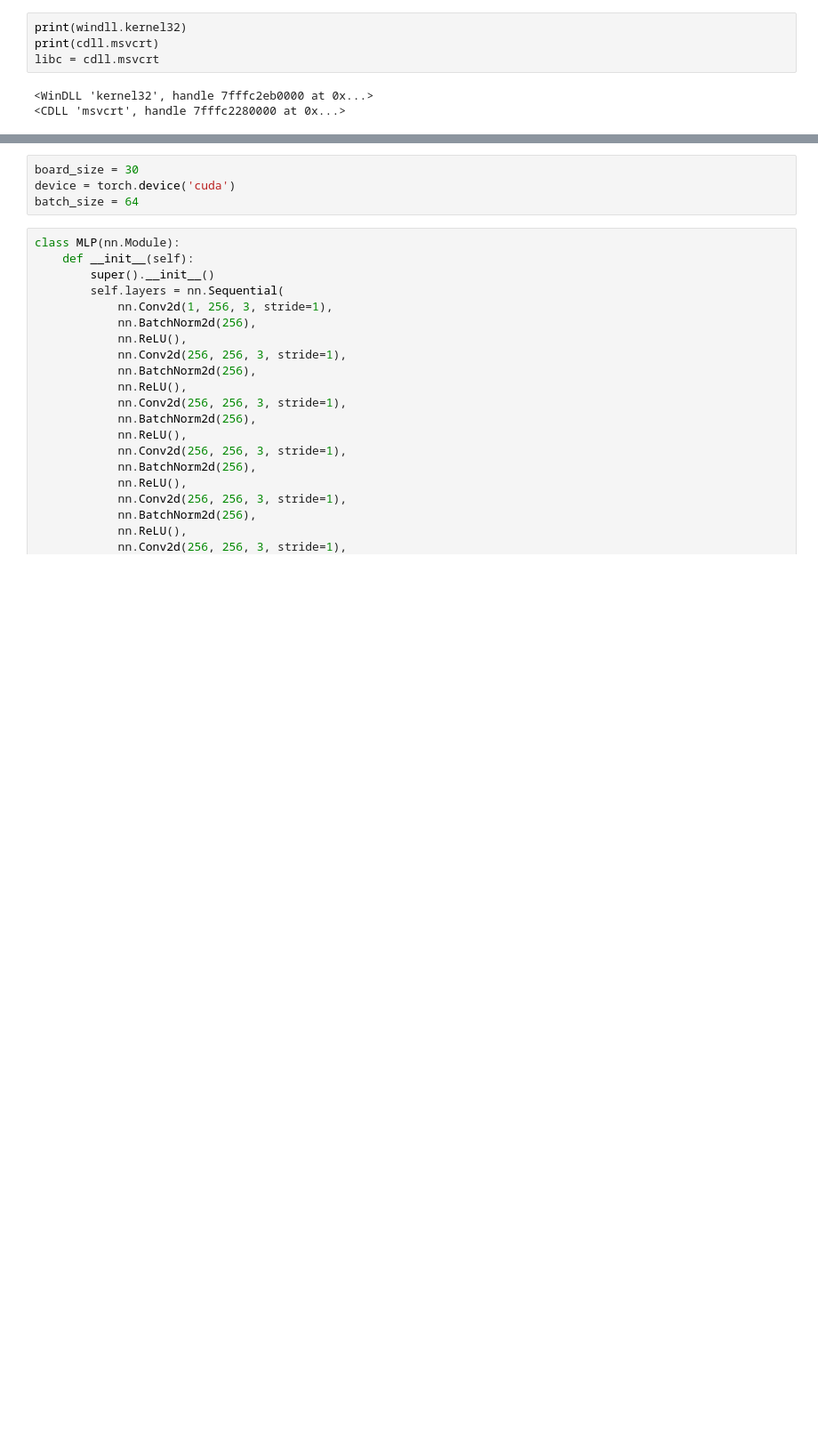
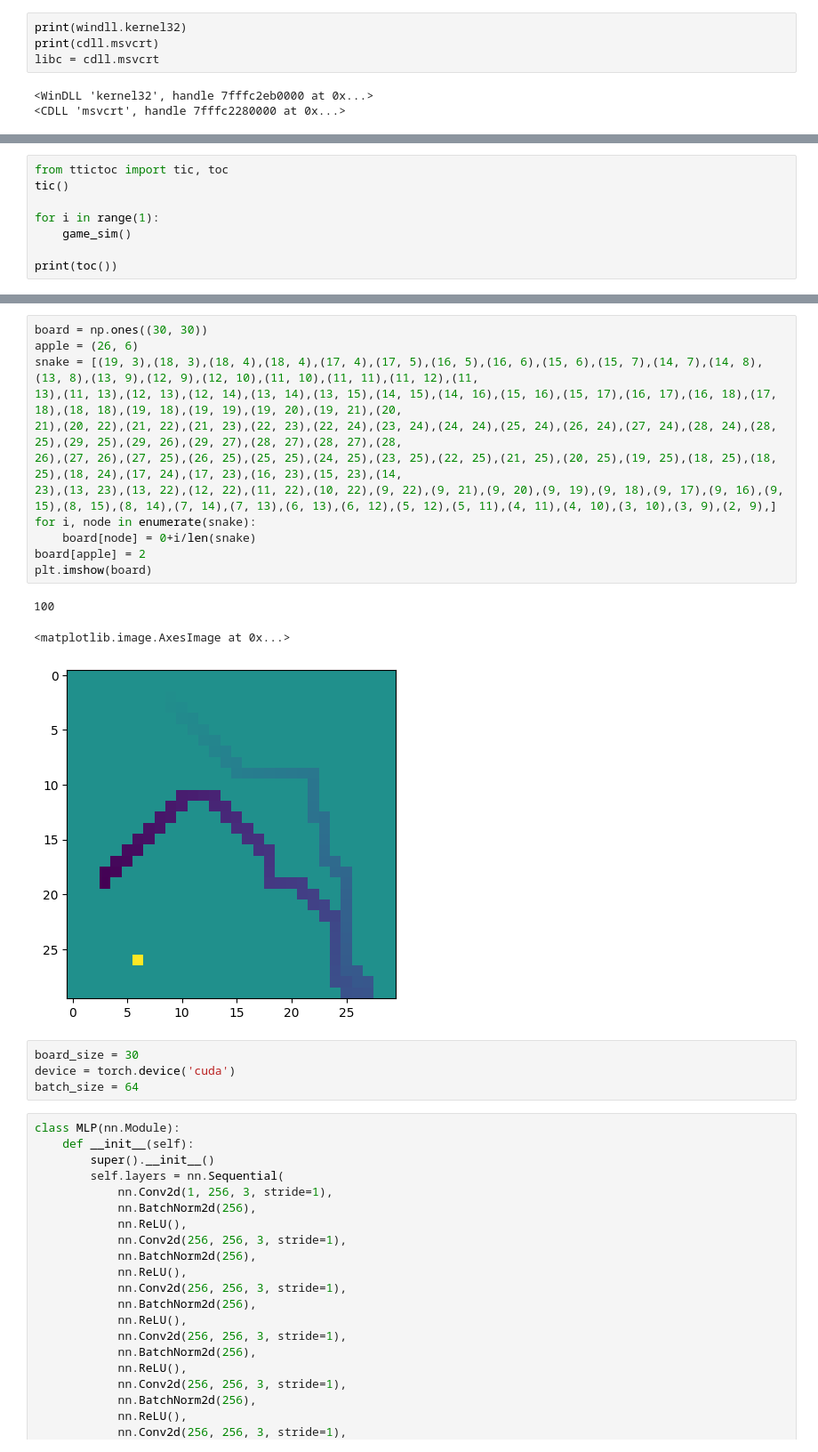
Before and after one commit to BradyWynn/snake, a Jupyter notebook: Snake.ipynb, the cells around one changed output, grey strips where cells are left out. Shown at 89% size. Saved outputs shown, nothing was run; the diff lists cells and outputs as text; blank space fills up the shorter version.

```diff
--- a/Snake.ipynb
+++ b/Snake.ipynb
@@ -38,0 +16,8 @@ plt.imshow(board)
+# %%
+from ttictoc import tic, toc
+tic()
+
+for i in range(1):
+    game_sim()
+
+print(toc())
@@ -39,3 +37,19 @@ plt.imshow(board)
+# %%
+board = np.ones((30, 30))
+apple = (26, 6)
+snake = [(19, 3),(18, 3),(18, 4),(18, 4),(17, 4),(17, 5),(16, 5),(16, 6),(15, 6),(15, 7),(14, 7),(14, 8),(13, 8),(13, 9),(12, 9),(12, 10),(11, 10),(11, 11),(11, 12),(11,
+13),(11, 13),(12, 13),(12, 14),(13, 14),(13, 15),(14, 15),(14, 16),(15, 16),(15, 17),(16, 17),(16, 18),(17, 18),(18, 18),(19, 18),(19, 19),(19, 20),(19, 21),(20,
+21),(20, 22),(21, 22),(21, 23),(22, 23),(22, 24),(23, 24),(24, 24),(25, 24),(26, 24),(27, 24),(28, 24),(28, 25),(29, 25),(29, 26),(29, 27),(28, 27),(28, 27),(28,
+26),(27, 26),(27, 25),(26, 25),(25, 25),(24, 25),(23, 25),(22, 25),(21, 25),(20, 25),(19, 25),(18, 25),(18, 25),(18, 24),(17, 24),(17, 23),(16, 23),(15, 23),(14,
+23),(13, 23),(13, 22),(12, 22),(11, 22),(10, 22),(9, 22),(9, 21),(9, 20),(9, 19),(9, 18),(9, 17),(9, 16),(9, 15),(8, 15),(8, 14),(7, 14),(7, 13),(6, 13),(6, 12),(5, 12),(5, 11),(4, 11),(4, 10),(3, 10),(3, 9),(2, 9),]
+for i, node in enumerate(snake):
+    board[node] = 0+i/len(snake)
+board[apple] = 2
+plt.imshow(board)
+# %% [output]
+100
+<matplotlib.image.AxesImage at 0x...>
+[figure, added]
 # %%
 board_size = 30
 device = torch.device('cuda')
```
Also changed, not shown: parts of 4 cells of this notebook, 7 other files.
